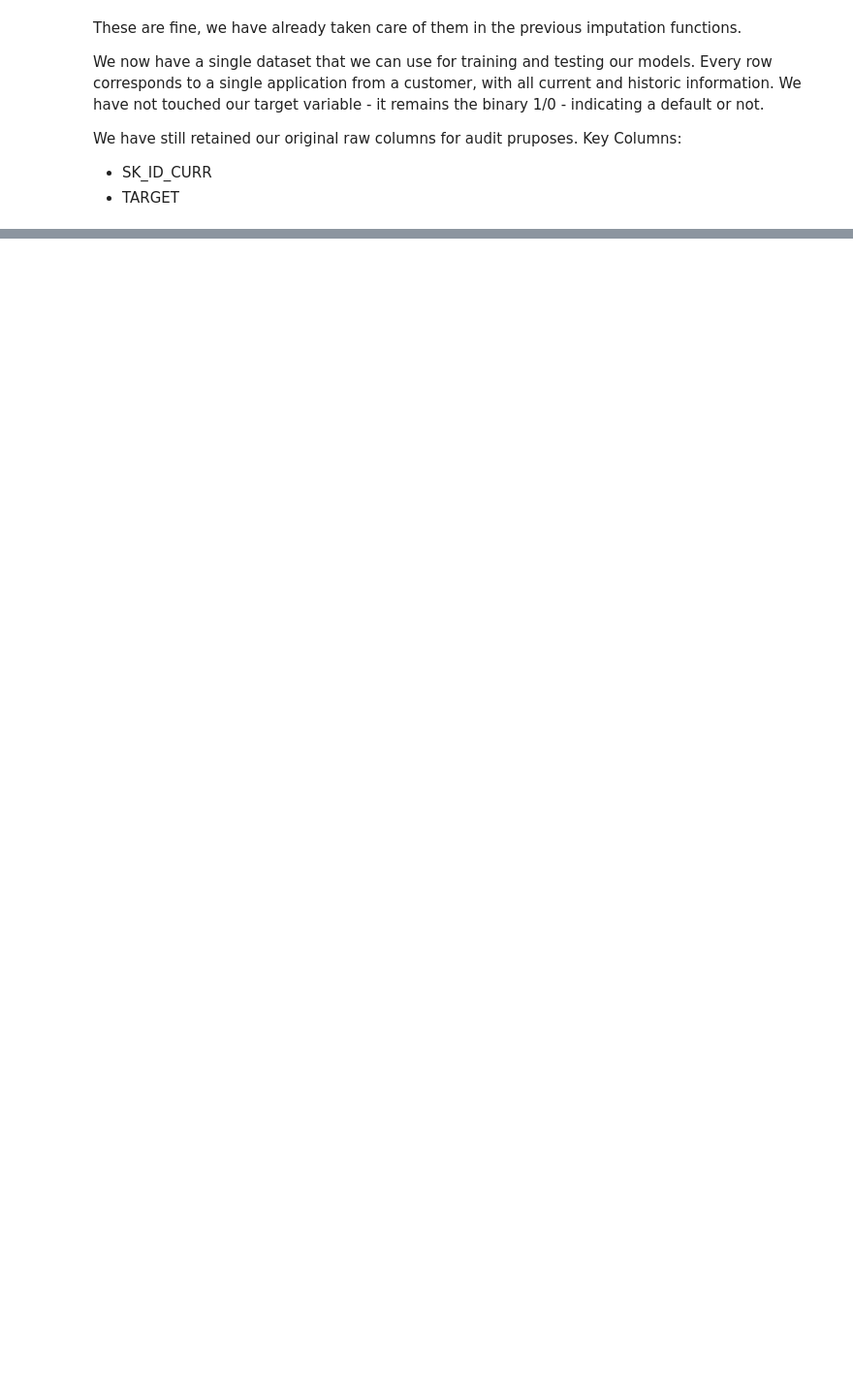
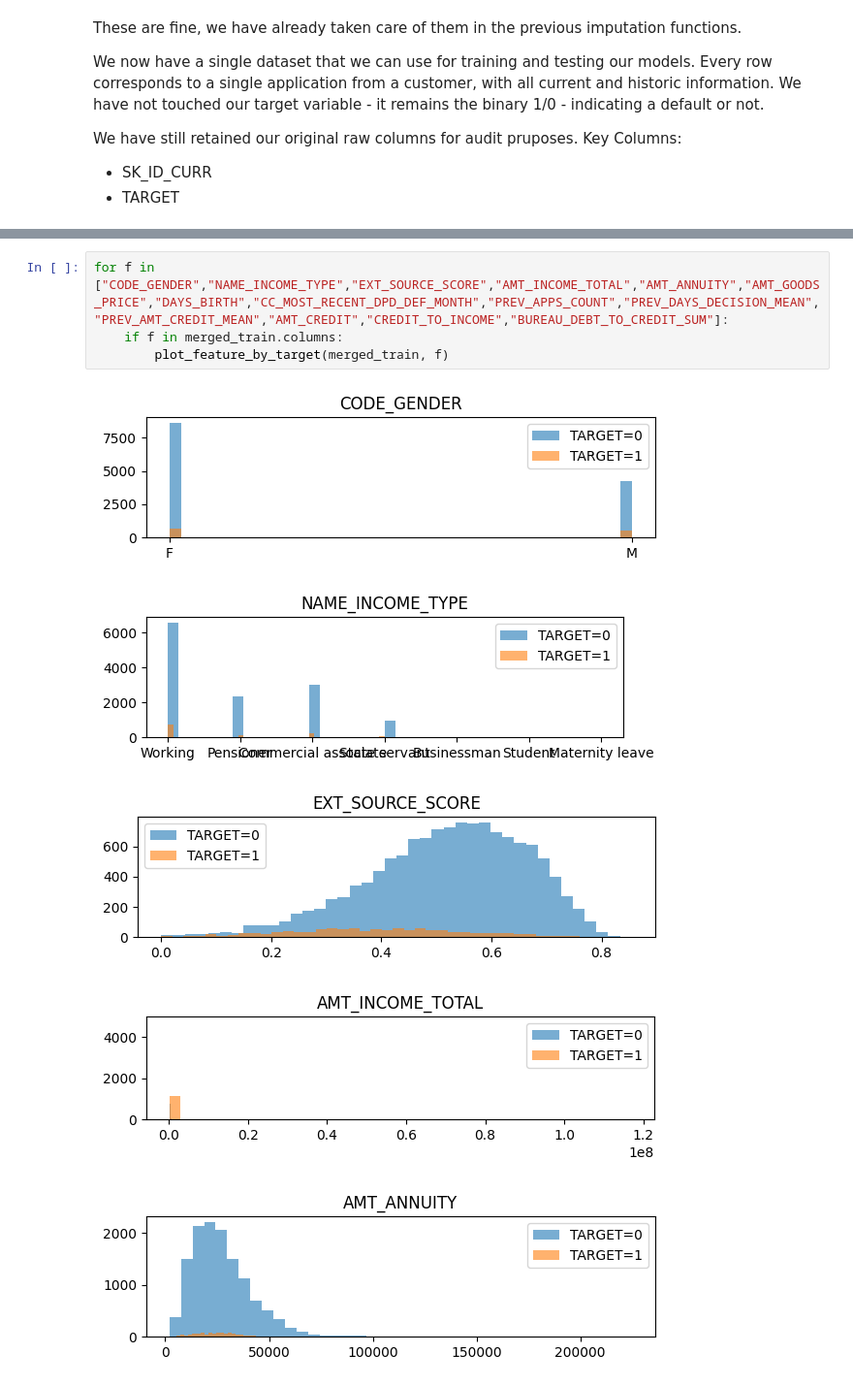
Before and after one commit to RPasch/CreditScoringProject, a Jupyter notebook: Notebooks/data_cleaning.ipynb, the cells around one changed output, grey strips where cells are left out. Shown at 97% size. Saved outputs shown, nothing was run; the diff lists cells and outputs as text; blank space fills up the shorter version.

```diff
--- a/Notebooks/data_cleaning.ipynb
+++ b/Notebooks/data_cleaning.ipynb
@@ -1736,0 +1872,10 @@ merged_test.to_csv("data/wrangled_data/merged_test.csv", index=False)
+# %%
+for f in ["CODE_GENDER","NAME_INCOME_TYPE","EXT_SOURCE_SCORE","AMT_INCOME_TOTAL","AMT_ANNUITY","AMT_GOODS_PRICE","DAYS_BIRTH","CC_MOST_RECENT_DPD_DEF_MONTH","PREV_APPS_COUNT","PREV_DAYS_DECISION_MEAN","PREV_AMT_CREDIT_MEAN","AMT_CREDIT","CREDIT_TO_INCOME","BUREAU_DEBT_TO_CREDIT_SUM"]:
+    if f in merged_train.columns:
+        plot_feature_by_target(merged_train, f)
+# %% [output]
+[figure, added]
+[figure, added]
+[figure, added]
+[figure, added]
+[figure, added]
```
Also changed, not shown: parts of 27 cells of this notebook, 6 other files.
